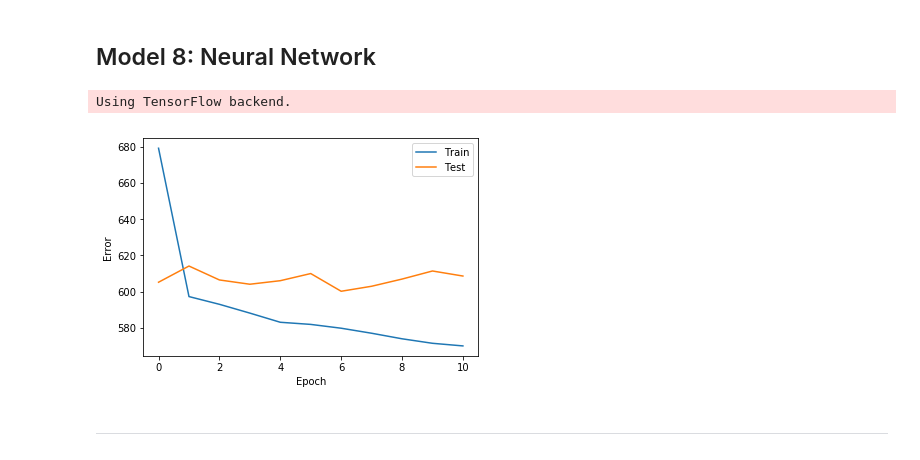
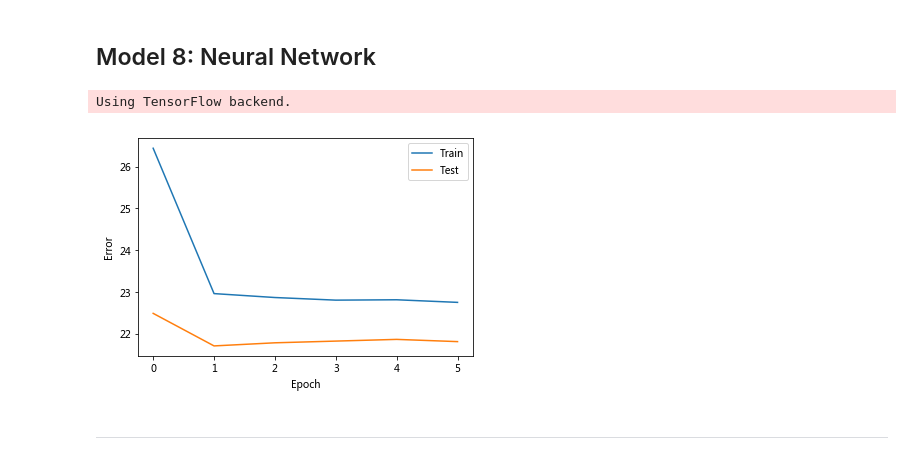
Before and after one commit to lincht/TradeModel, a Jupyter notebook: model/growth_pred.ipynb, the cells around one changed output. Saved outputs shown, nothing was run; the diff lists cells and outputs as text; code cells hidden in the pictures.

```diff
--- a/model/growth_pred.ipynb
+++ b/model/growth_pred.ipynb
@@ -491,5 +491,7 @@ lr_df2 = lr_df2[['ex_growth', 'gdp_growth', 'capita_growth', 'im_growth']].dropn
 # %% [markdown]
 #### EDA
+# %%
+lr_df2 = lr_df[['ex_growth', 'gdp_growth', 'gdp_capita_growth', 'im_growth']]
 # %%
 from pandas.tools.plotting import scatter_matrix
 
@@ -510,9 +512,10 @@ Clearly there are a number of extreme values. Try removing them and see if thing
 # %%
 from functools import reduce
 
-non_outlier = (np.abs((lr_df2 - lr_df2.mean()) / lr_df2.std()) < 3).apply(
-    lambda x: reduce(np.logical_and, x), axis=1)
+non_outlier = ((np.abs((lr_df2 - lr_df2.mean()) / lr_df2.std()) < 3)
+               .apply(lambda x: reduce(np.logical_and, x), axis=1))
 outlier_rm = lr_df2[non_outlier]
+print('Removed {} outliers.'.format(len(lr_df2) - len(outlier_rm)))
 
 scatter_matrix(outlier_rm, alpha=0.2, figsize=(8, 6))
 plt.show()
@@ -763,9 +751,13 @@ Stratified 5-fold cv errors:
 # %% [markdown]
 ## Model 4: Random Forests
 # %%
-dummies = pd.get_dummies(outlier_rm.index.get_level_values('country'), drop_first=True)
-dummies.index = outlier_rm.index
-ddf = pd.concat([outlier_rm, dummies], axis=1)
+def make_dummy_frame(data):
+    dummies = pd.get_dummies(data.index.get_level_values('country'), prefix='dummy', drop_first=True)
+    dummies.index = data.index
+    ddf = pd.concat([data, dummies], axis=1)
+    return ddf
+
+ddf = make_dummy_frame(outlier_rm)
 # %%
 model4 = ExportGrowthModel(data=ddf, predictors=ddf.columns[1:], target='ex_growth',
                            model='rf', n_estimators=100, random_state=3, n_jobs=-1)
@@ -1034,27 +1026,27 @@ RMSE for 171 countries, cross-validated over 6 years (2011-2016): 81.2711
 # %%
 import keras
 from keras.models import Sequential
 from keras.layers import Dense
 from keras.callbacks import EarlyStopping
 
 input_shape = (ddf.shape[1] - 1,)
 nn = Sequential()
 nn.add(Dense(100, activation='relu', input_shape=input_shape))
 nn.add(Dense(100, activation='relu'))
 nn.add(Dense(1))
 nn.compile(optimizer='adam', loss='mean_squared_error')
 early_stopping_monitor = EarlyStopping(patience=3)
-nn_rs = nn.fit(ddf.drop('ex_growth', axis=1).values, ddf[['ex_growth']].values, validation_split=0.3,
+nn_rs = nn.fit(ddf.drop('ex_growth', axis=1).values, ddf[['ex_growth']].values, validation_split=0.4,
                epochs=20, callbacks=[early_stopping_monitor], verbose=False)
 
-plt.plot(nn_rs.history['loss'], 'C0', nn_rs.history['val_loss'], 'C1')
+plt.plot(np.sqrt(nn_rs.history['loss']), 'C0', np.sqrt(nn_rs.history['val_loss']), 'C1')
 plt.xlabel('Epoch')
 plt.ylabel('Error')
 plt.legend(['Train', 'Test'])
 plt.show()
 # %% [output]
 Using TensorFlow backend.
-[figure, old version]
+[figure, new version]
 # %% [markdown]
 ---
 # %% [markdown]
```
Also changed, not shown: parts of 30 cells of this notebook.
